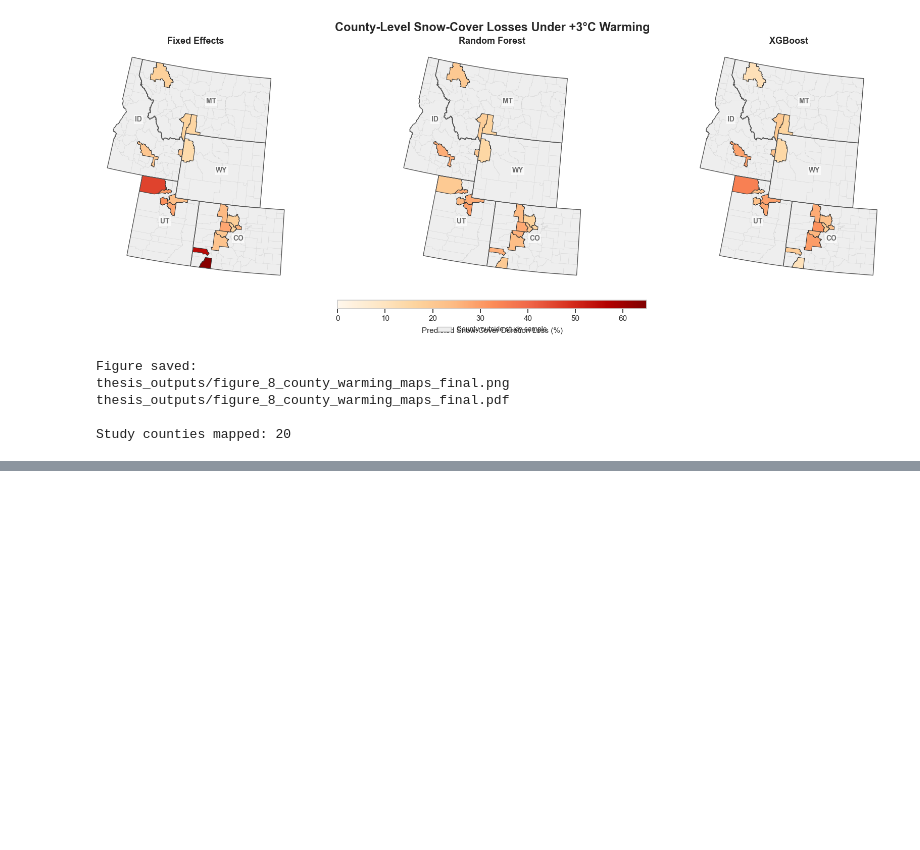
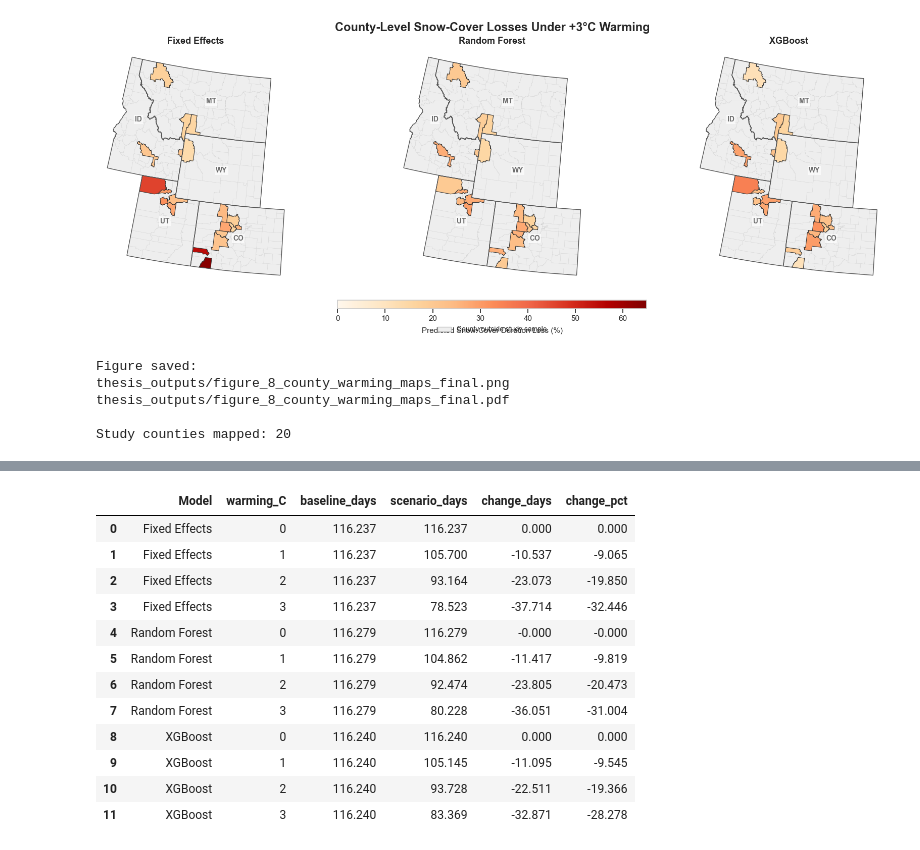
Before and after one commit to evasbenson/snow-ml-thesis, a Jupyter notebook: code/snow_model.ipynb, the cells around one changed output, grey strips where cells are left out. Cells and saved outputs as stored; diff of their text form; code cells hidden in the pictures; blank space fills up the shorter version.

```diff
--- a/code/snow_model.ipynb
+++ b/code/snow_model.ipynb
@@ -14620,0 +15345,76 @@ Study counties mapped: 20
+# %%
+# Baseline predictions using historical weather
+baseline_fe = fe30.predict(base[FE_FEATURES])
+baseline_rf = rf30.predict(base[ML_FEATURES])
+baseline_xgb = xgb30.predict(base[ML_FEATURES])
+
+results = []
+
+for warming_c in [0, 1, 2, 3]:
+
+    scenario = make_warming_features(base, warming_c)
+
+    predictions = {
+        "Fixed Effects": fe30.predict(scenario[FE_FEATURES]),
+        "Random Forest": rf30.predict(scenario[ML_FEATURES]),
+        "XGBoost": xgb30.predict(scenario[ML_FEATURES])
+    }
+
+    baselines = {
+        "Fixed Effects": baseline_fe,
+        "Random Forest": baseline_rf,
+        "XGBoost": baseline_xgb
+    }
+
+    for model_name, predicted in predictions.items():
+
+        temp = base[["fips", "county", "state", "year"]].copy()
+
+        temp["Model"] = model_name
+        temp["warming_C"] = warming_c
+        temp["baseline_snow_days"] = baselines[model_name]
+        temp["scenario_snow_days"] = predicted
+
+        temp["change_days"] = (
+            temp["scenario_snow_days"] -
+            temp["baseline_snow_days"]
+        )
+
+        results.append(temp)
+
+warming30_predictions = pd.concat(
+    results, ignore_index=True
+)
+
+warming30_summary = (
+    warming30_predictions
+    .groupby(["Model", "warming_C"])
+    .agg(
+        baseline_days=("baseline_snow_days", "mean"),
+        scenario_days=("scenario_snow_days", "mean"),
+        change_days=("change_days", "mean")
+    )
+    .reset_index()
+)
+
+warming30_summary["change_pct"] = (
+    100 *
+    warming30_summary["change_days"] /
+    warming30_summary["baseline_days"]
+)
+
+display(warming30_summary.round(3))
+# %% [output]
+|  | Model | warming_C | baseline_days | scenario_days | change_days | change_pct |
+| 0 | Fixed Effects | 0 | 116.237 | 116.237 | 0.000 | 0.000 |
+| 1 | Fixed Effects | 1 | 116.237 | 105.700 | -10.537 | -9.065 |
+| 2 | Fixed Effects | 2 | 116.237 | 93.164 | -23.073 | -19.850 |
+| 3 | Fixed Effects | 3 | 116.237 | 78.523 | -37.714 | -32.446 |
+| 4 | Random Forest | 0 | 116.279 | 116.279 | -0.000 | -0.000 |
+| 5 | Random Forest | 1 | 116.279 | 104.862 | -11.417 | -9.819 |
+| 6 | Random Forest | 2 | 116.279 | 92.474 | -23.805 | -20.473 |
+| 7 | Random Forest | 3 | 116.279 | 80.228 | -36.051 | -31.004 |
+| 8 | XGBoost | 0 | 116.240 | 116.240 | 0.000 | 0.000 |
+| 9 | XGBoost | 1 | 116.240 | 105.145 | -11.095 | -9.545 |
+| 10 | XGBoost | 2 | 116.240 | 93.728 | -22.511 | -19.366 |
+| 11 | XGBoost | 3 | 116.240 | 83.369 | -32.871 | -28.278 |
```
Also changed, not shown: parts of 14 cells of this notebook, 39 other files.
